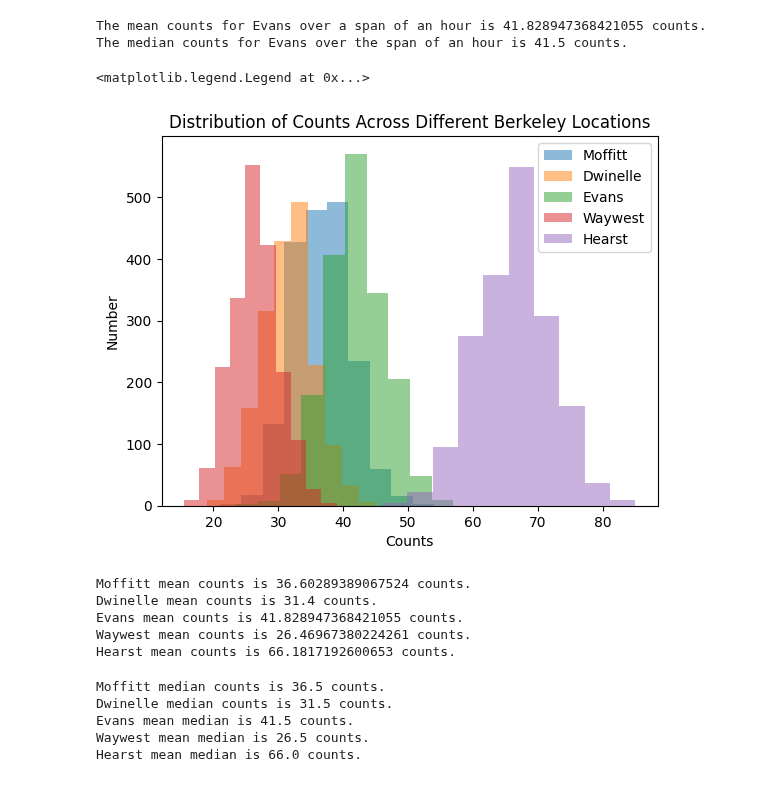
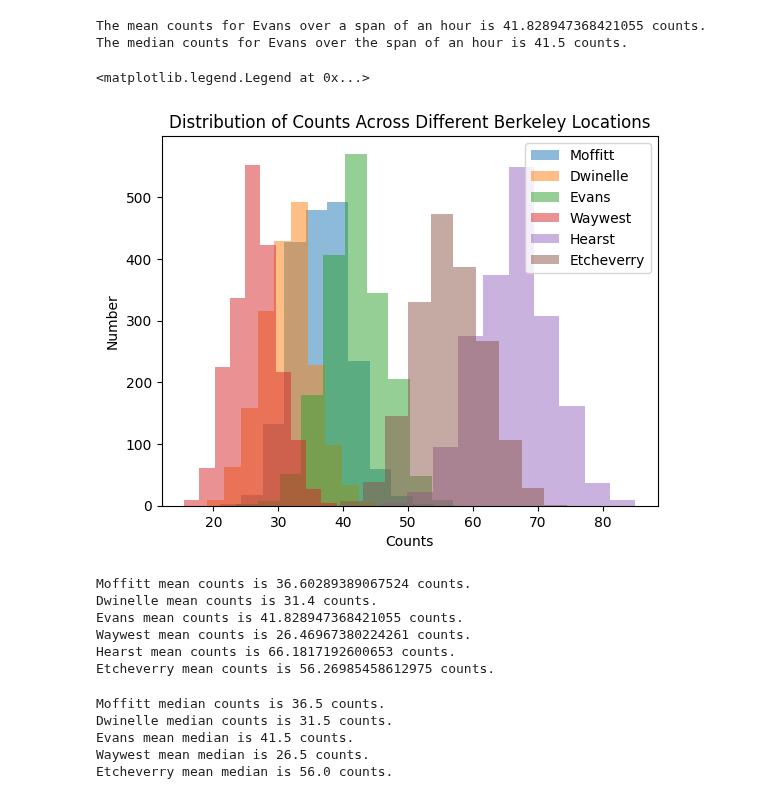
Before and after one commit to Gish-Sky/E11_LabWork, a Jupyter notebook: final_project.ipynb, the cells around one changed output. Cells and saved outputs as stored; diff of their text form; code cells hidden in the pictures.

```diff
--- a/final_project.ipynb
+++ b/final_project.ipynb
@@ -194,37 +194,40 @@ The median counts for Evans over the span of an hour is 41.5 counts.
 # %%
 plt.hist(moffitt_counts, label = "Moffitt", alpha = 0.5)
 plt.hist(dwinelle_counts, label = "Dwinelle", alpha = 0.5)
 plt.hist(evans_counts, label = "Evans", alpha = 0.5)
 plt.hist(waywest_counts, label = "Waywest", alpha = 0.5)
 plt.hist(hearst_counts, label = "Hearst", alpha = 0.5)
+plt.hist(etcheverry_counts, label = "Etcheverry", alpha = 0.5)
 plt.xlabel("Counts")
 plt.ylabel("Number")
 plt.title("Distribution of Counts Across Different Berkeley Locations")
 plt.legend()
 # %% [output]
 <matplotlib.legend.Legend at 0x...>
-[figure, old version]
+[figure, new version]
 # %%
 print("Moffitt mean counts is", np.mean(moffitt_counts), "counts.")
 print("Dwinelle mean counts is", np.mean(dwinelle_counts), "counts.")
 print("Evans mean counts is", np.mean(evans_counts), "counts.")
 print("Waywest mean counts is", np.mean(waywest_counts), "counts.")
 print("Hearst mean counts is", np.mean(hearst_counts), "counts.")
+print("Etcheverry mean counts is", np.mean(etcheverry_counts), "counts.")
 # %% [output]
 Moffitt mean counts is 36.60289389067524 counts.
 Dwinelle mean counts is 31.4 counts.
 Evans mean counts is 41.828947368421055 counts.
 Waywest mean counts is 26.46967380224261 counts.
 Hearst mean counts is 66.1817192600653 counts.
+Etcheverry mean counts is 56.26985458612975 counts.
 # %%
 print("Moffitt median counts is", np.median(moffitt_counts), "counts.")
 print("Dwinelle median counts is", np.median(dwinelle_counts), "counts.")
 print("Evans mean median is", np.median(evans_counts), "counts.")
 print("Waywest mean median is", np.median(waywest_counts), "counts.")
-print("Hearst mean median is", np.median(hearst_counts), "counts.")
+print("Etcheverry mean median is", np.median(etcheverry_counts), "counts.")
 # %% [output]
 Moffitt median counts is 36.5 counts.
 Dwinelle median counts is 31.5 counts.
 Evans mean median is 41.5 counts.
 Waywest mean median is 26.5 counts.
-Hearst mean median is 66.0 counts.
+Etcheverry mean median is 56.0 counts.
```
